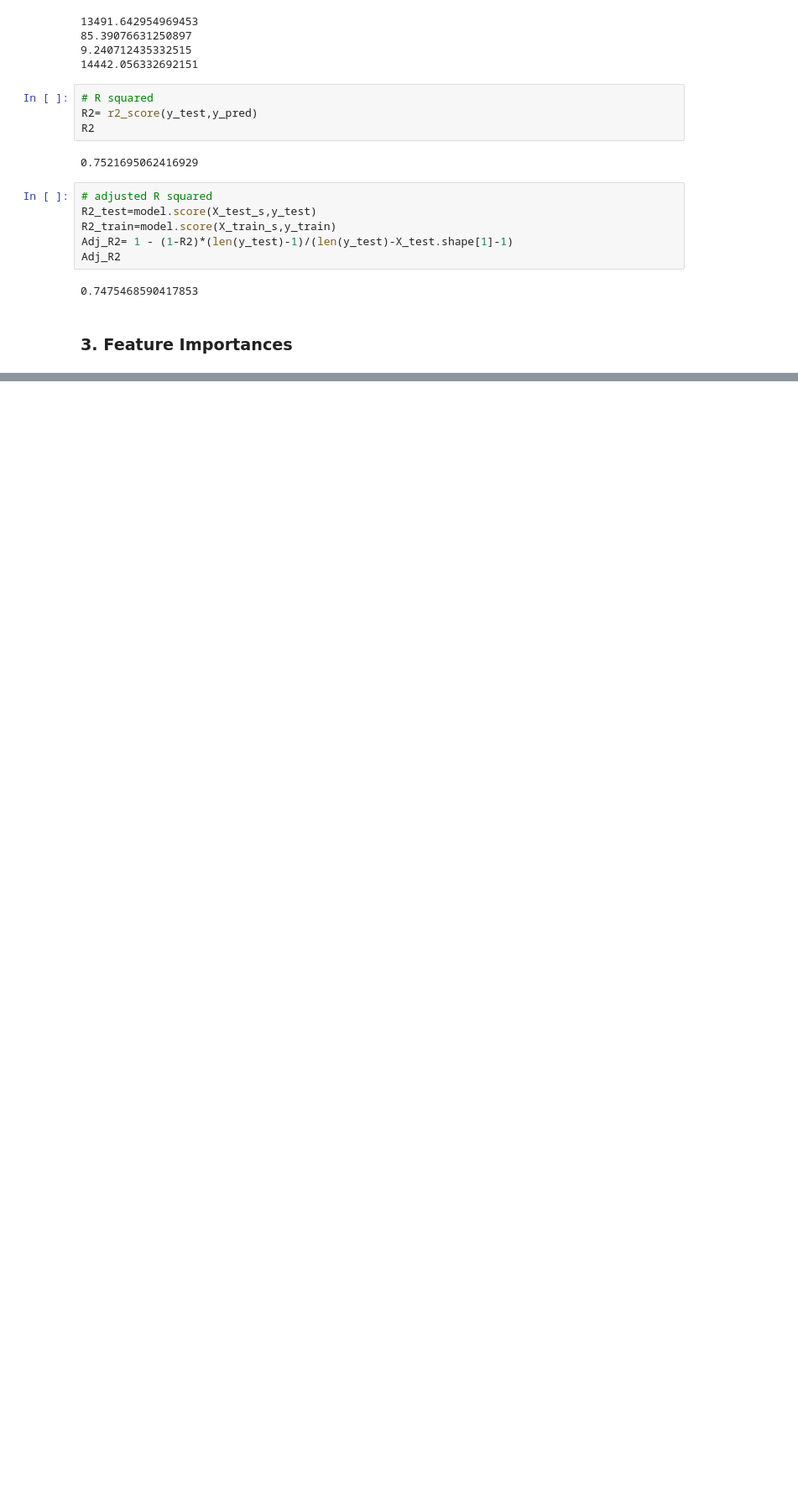
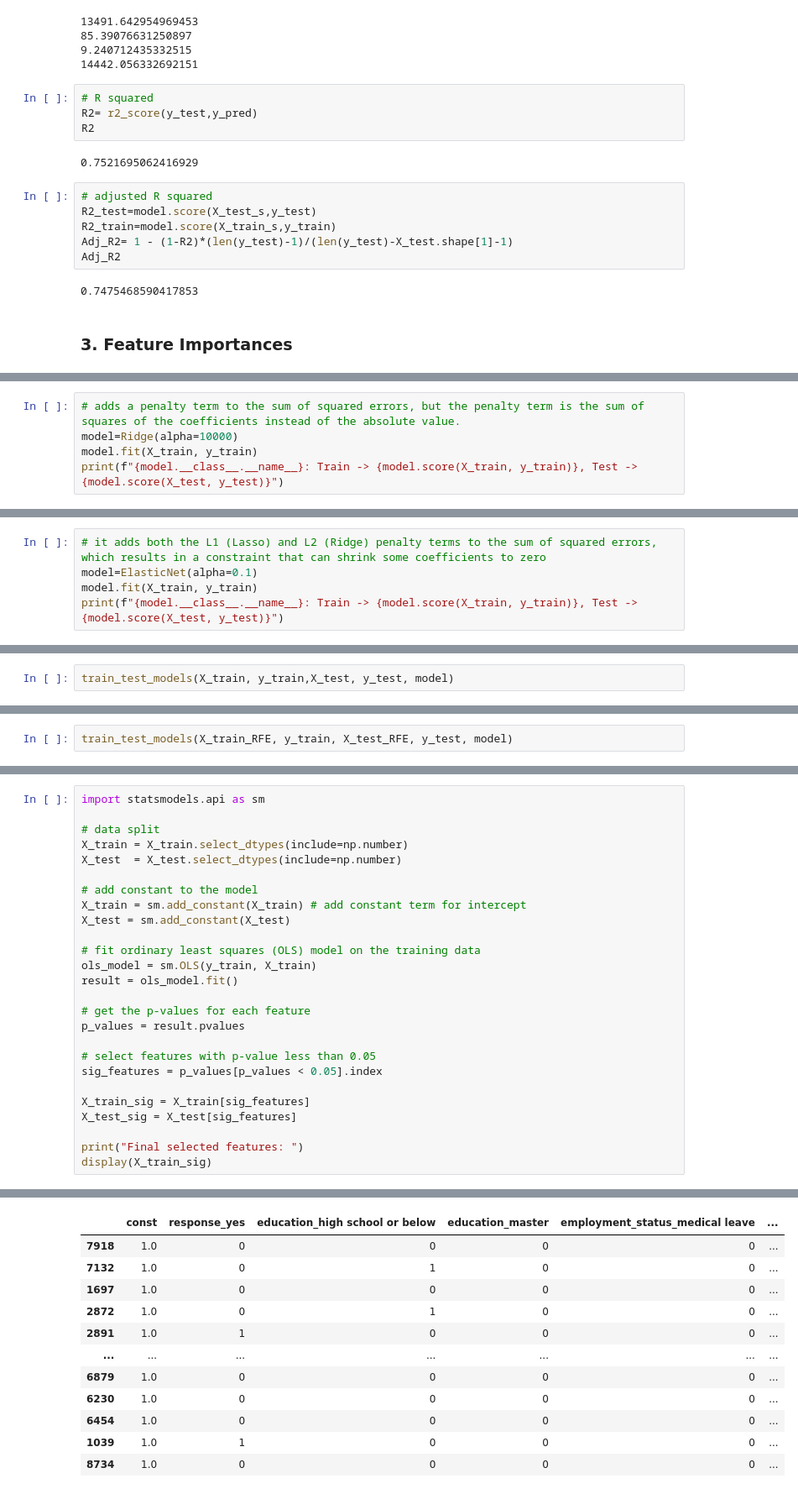
Before and after one commit to duodeng/IronDuo, a Jupyter notebook: Homework/01_31_Linear Regression.ipynb, the cells around one changed output, grey strips where cells are left out. Shown at 84% size. Saved outputs shown, nothing was run; the diff lists cells and outputs as text; blank space fills up the shorter version.

```diff
--- a/Homework/01_31_Linear Regression.ipynb
+++ b/Homework/01_31_Linear Regression.ipynb
@@ -299,0 +334,5 @@ sns.barplot(x="education", y='total_claim_amount', data=df, ax=ax)
+# %%
+# adds a penalty term to the sum of squared errors, but the penalty term is the sum of squares of the coefficients instead of the absolute value.
+model=Ridge(alpha=10000)
+model.fit(X_train, y_train)
+print(f"{model.__class__.__name__}: Train -> {model.score(X_train, y_train)}, Test -> {model.score(X_test, y_test)}")
@@ -299,0 +343,5 @@ sns.barplot(x="education", y='total_claim_amount', data=df, ax=ax)
+# %%
+# it adds both the L1 (Lasso) and L2 (Ridge) penalty terms to the sum of squared errors, which results in a constraint that can shrink some coefficients to zero
+model=ElasticNet(alpha=0.1)
+model.fit(X_train, y_train)
+print(f"{model.__class__.__name__}: Train -> {model.score(X_train, y_train)}, Test -> {model.score(X_test, y_test)}")
@@ -299,0 +369,2 @@ sns.barplot(x="education", y='total_claim_amount', data=df, ax=ax)
+# %%
+train_test_models(X_train, y_train,X_test, y_test, model)
@@ -299,0 +453,2 @@ sns.barplot(x="education", y='total_claim_amount', data=df, ax=ax)
+# %%
+train_test_models(X_train_RFE, y_train, X_test_RFE, y_test, model)
@@ -299,0 +462,27 @@ sns.barplot(x="education", y='total_claim_amount', data=df, ax=ax)
+# %%
+import statsmodels.api as sm
+
+# data split
+X_train = X_train.select_dtypes(include=np.number)
+X_test  = X_test.select_dtypes(include=np.number)
+
+# add constant to the model
+X_train = sm.add_constant(X_train) # add constant term for intercept
+X_test = sm.add_constant(X_test)
+
+# fit ordinary least squares (OLS) model on the training data
+ols_model = sm.OLS(y_train, X_train)
+result = ols_model.fit()
+
+# get the p-values for each feature
+p_values = result.pvalues
+
+# select features with p-value less than 0.05
+sig_features = p_values[p_values < 0.05].index
+
+X_train_sig = X_train[sig_features]
+X_test_sig = X_test[sig_features]
+
+print("Final selected features: ")
+display(X_train_sig)
+# %% [output]
@@ -299,0 +490,12 @@ sns.barplot(x="education", y='total_claim_amount', data=df, ax=ax)
+|  | const | response_yes | education_high school or below | education_master | employment_status_medical leave | ... |
+| 7918 | 1.0 | 0 | 0 | 0 | 0 | ... |
+| 7132 | 1.0 | 0 | 1 | 0 | 0 | ... |
+| 1697 | 1.0 | 0 | 0 | 0 | 0 | ... |
+| 2872 | 1.0 | 0 | 1 | 0 | 0 | ... |
+| 2891 | 1.0 | 1 | 0 | 0 | 0 | ... |
+| ... | ... | ... | ... | ... | ... | ... |
+| 6879 | 1.0 | 0 | 0 | 0 | 0 | ... |
+| 6230 | 1.0 | 0 | 0 | 0 | 0 | ... |
+| 6454 | 1.0 | 0 | 0 | 0 | 0 | ... |
+| 1039 | 1.0 | 1 | 0 | 0 | 0 | ... |
+| 8734 | 1.0 | 0 | 0 | 0 | 0 | ... |
```
Also changed, not shown: parts of 27 cells of this notebook.
